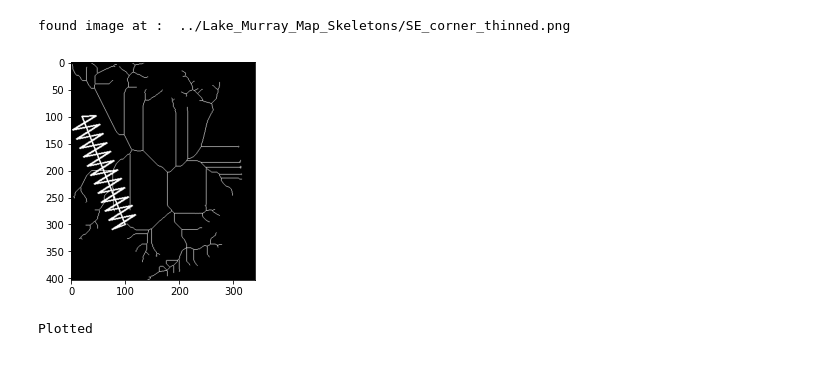
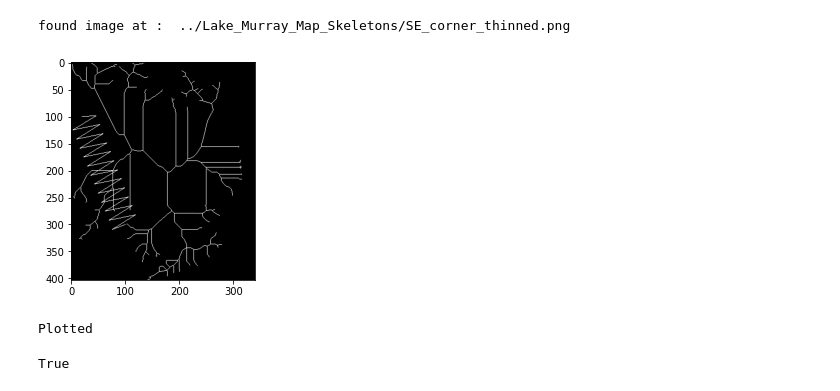
Before and after one commit to jzraiti/Coverage_Algorithm_Enviornmental_Sampling_Autonomous_Surface_Vehicle, a Jupyter notebook: zig_zag_skeleton/zig_zag_skeleton.ipynb, the cells around one changed output. Cells and saved outputs as stored; diff of their text form; code cells hidden in the pictures.

```diff
--- a/zig_zag_skeleton/zig_zag_skeleton.ipynb
+++ b/zig_zag_skeleton/zig_zag_skeleton.ipynb
@@ -14,7 +14,7 @@ def drawline(p1,p2,image):
     p1 = tuple(p1.astype(int).tolist()) #input is numpyfloat array
     p2 = tuple(p2.astype(int).tolist()) # cv2.line needs tuple int inputs
     color = (255, 255, 255) # color in BGR
-    thickness = 2 # line thickness
+    thickness = 1 # line thickness
 
     #AND THEN FLIP THE  Y , X  FORMAT TO GRAPH IT CORRECTLY !!!!!!
     start_point  = [p1[1],p1[0]]
@@ -35,8 +35,8 @@ def show_image(image):
     plt.show()
     print("Plotted")
 
-def zigzag(start_point,end_point,num_turns,zig_zag_size,path): #zigzagsize will scale the size of the zig zags
-    image = open_image(path) #start by opening the image, choose image in the function
+def zigzag(start_point,end_point,num_turns,zig_zag_size,image): #zigzagsize will scale the size of the zig zags
+
     #num turns must be greater than 2
     slope_vector = np.array([  end_point[0]- start_point[0] , end_point[1] - start_point[1] ]) # vector representation of slope here in format [y , x]
     step_vector = slope_vector / (num_turns - 1) # partition total change inslope into steps to zig zag across and -1 because the number of turns will be one less than the number of partitions (also in format [y , x])
@@ -66,13 +66,15 @@ def zigzag(start_point,end_point,num_turns,zig_zag_size,path): #zigzagsize will
         elif i == num_turns-1: #elif i+1 is FINAL endpoint
             pt1 = pt_old
             pt2 = start_point + step_vector*(i)
-            image = drawline(pt1,pt2,image)
+            try : image = drawline(pt1,pt2,image)
+            except : print("error zagging")
         else: #otherwise in the middle
             pt1 = pt_old
             pt2 = start_point + step_vector*(i+1) +zigzag
-            image = drawline(pt1,pt2,image)
+            try : image = drawline(pt1,pt2,image)
+            except : print("error zig-zagging")
             pt_old =pt2 #save endpoint for next start
-    image = drawline(start_point,end_point,image)
+    #image = drawline(start_point,end_point,image) #this is just for error checking, draw a line between start and end points
     #show_image(image)
     return(image)
 # %%
@@ -138,15 +171,19 @@ SyntaxError: invalid syntax (<ipython-input-30-8e7de65a735e>, line 4)
 # %%
 #note that 0,0 is top left corner and 225,225 is bottom right
 start_point = np.array([ 100 , 20]) #list[] vs tuple() coordinates in y , x form
 end_point = np.array([300,100])
 
         #fun fact r represents raw string so that backslashes are left in
 path = r'../Lake_Murray_Map_Skeletons/SE_corner_thinned.png'
+image = open_image(path) #start by opening the image, choose image in the function
 
-image = zigzag(start_point,end_point,25,25,path)
+
+image = zigzag(start_point,end_point,25,25,image)
 
 show_image(image)
+cv2.imwrite('zigzag_test.png', image )
 # %% [output]
 found image at :  ../Lake_Murray_Map_Skeletons/SE_corner_thinned.png
-[figure, old version]
+[figure, new version]
 Plotted
+True
```
Also changed, not shown: parts of 2 cells of this notebook, 3 other files.
